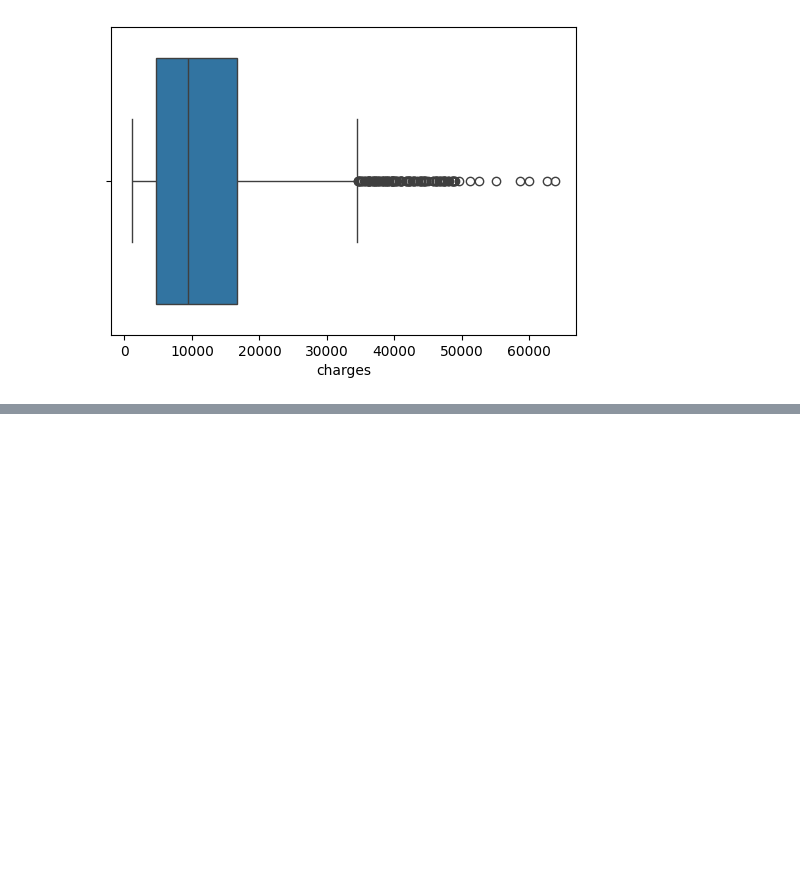
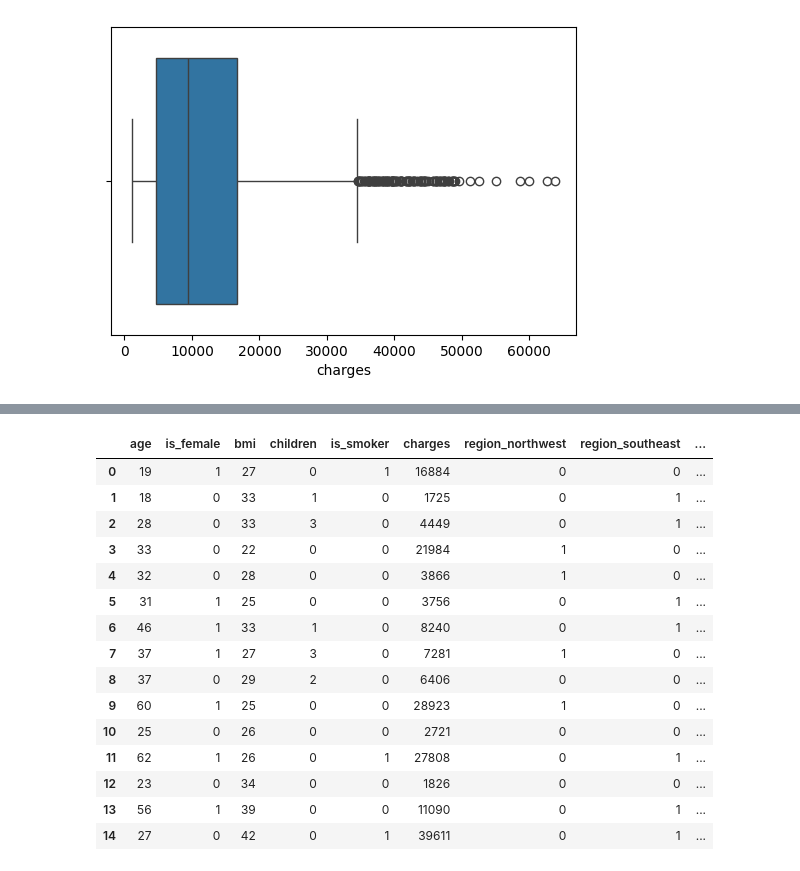
Before and after one commit to Kankana2005/Machine_Learning, a Jupyter notebook: ML_EDA/EDA.ipynb, the cells around one changed output, grey strips where cells are left out. Cells and saved outputs as stored; diff of their text form; code cells hidden in the pictures; blank space fills up the shorter version.

```diff
--- a/ML_EDA/EDA.ipynb
+++ b/ML_EDA/EDA.ipynb
@@ -119,0 +209,5 @@ for col in numeric_columns:
+# %%
+df_cleaned.rename(columns={
+    'sex':'is_female',
+    'smoker':'is_smoker'
+},inplace = True)
@@ -119,0 +232,3 @@ for col in numeric_columns:
+# %%
+# One hot encoding
+df_cleaned = pd.get_dummies(df_cleaned,columns = ['region'],drop_first = True)
@@ -119,0 +245,2 @@ for col in numeric_columns:
+# %%
+df_cleaned=df_cleaned.astype(int)
@@ -119,0 +269,26 @@ for col in numeric_columns:
+# %%
+#creating bins
+df_cleaned['bmi_category'] = pd.cut(
+    df_cleaned['bmi'],
+    bins = [0,18.5,24.9,29.9,float('inf')],
+    labels = ['Underweight','Normal','Overweight','Obesity']
+)
+# %%
+df_cleaned.head(15)
+# %% [output]
+|  | age | is_female | bmi | children | is_smoker | charges | region_northwest | region_southeast | ... |
+| 0 | 19 | 1 | 27 | 0 | 1 | 16884 | 0 | 0 | ... |
+| 1 | 18 | 0 | 33 | 1 | 0 | 1725 | 0 | 1 | ... |
+| 2 | 28 | 0 | 33 | 3 | 0 | 4449 | 0 | 1 | ... |
+| 3 | 33 | 0 | 22 | 0 | 0 | 21984 | 1 | 0 | ... |
+| 4 | 32 | 0 | 28 | 0 | 0 | 3866 | 1 | 0 | ... |
+| 5 | 31 | 1 | 25 | 0 | 0 | 3756 | 0 | 1 | ... |
+| 6 | 46 | 1 | 33 | 1 | 0 | 8240 | 0 | 1 | ... |
+| 7 | 37 | 1 | 27 | 3 | 0 | 7281 | 1 | 0 | ... |
+| 8 | 37 | 0 | 29 | 2 | 0 | 6406 | 0 | 0 | ... |
+| 9 | 60 | 1 | 25 | 0 | 0 | 28923 | 1 | 0 | ... |
+| 10 | 25 | 0 | 26 | 0 | 0 | 2721 | 0 | 0 | ... |
+| 11 | 62 | 1 | 26 | 0 | 1 | 27808 | 0 | 1 | ... |
+| 12 | 23 | 0 | 34 | 0 | 0 | 1826 | 0 | 0 | ... |
+| 13 | 56 | 1 | 39 | 0 | 0 | 11090 | 0 | 1 | ... |
+| 14 | 27 | 0 | 42 | 0 | 1 | 39611 | 0 | 1 | ... |
```
Also changed, not shown: parts of 28 cells of this notebook.
